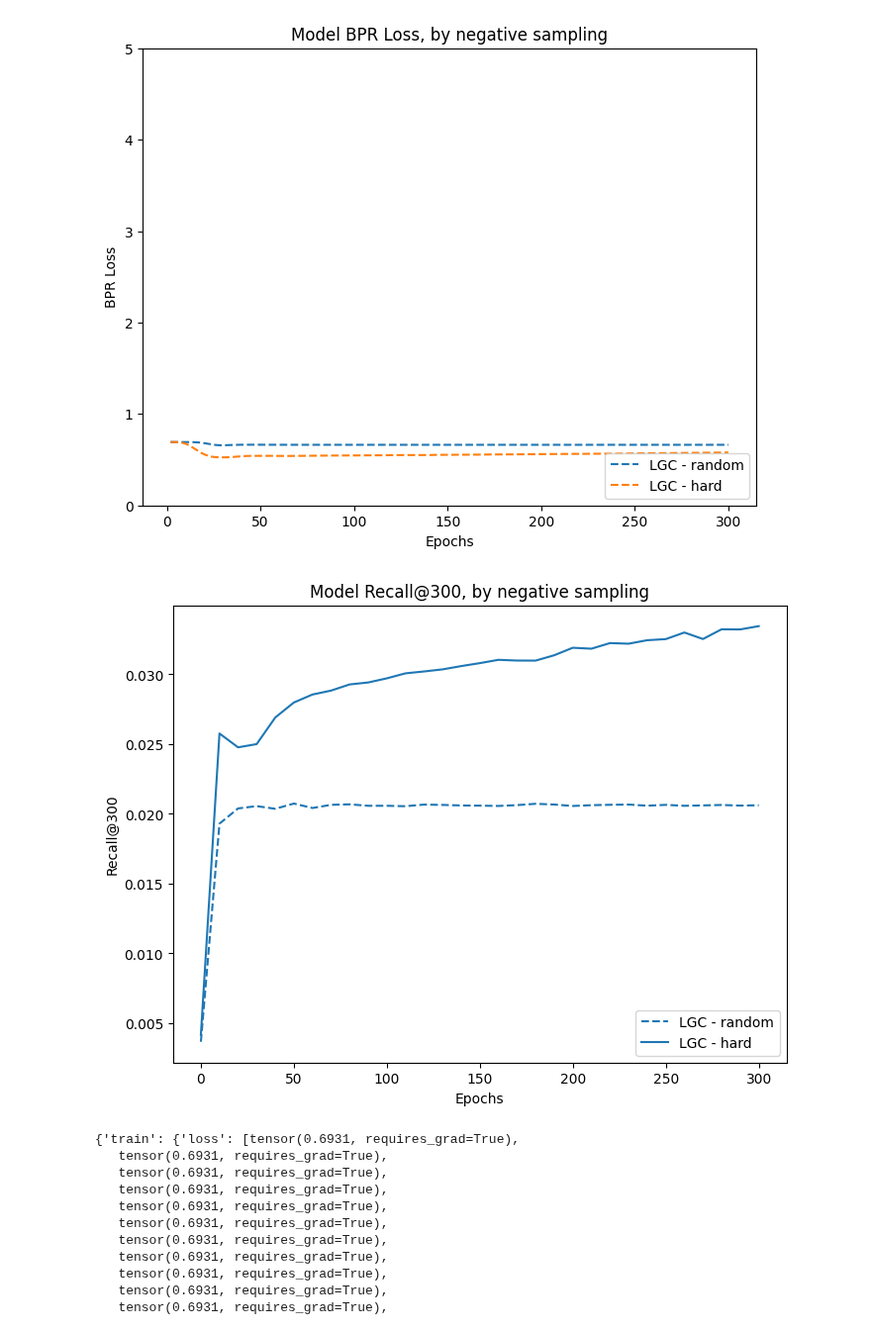
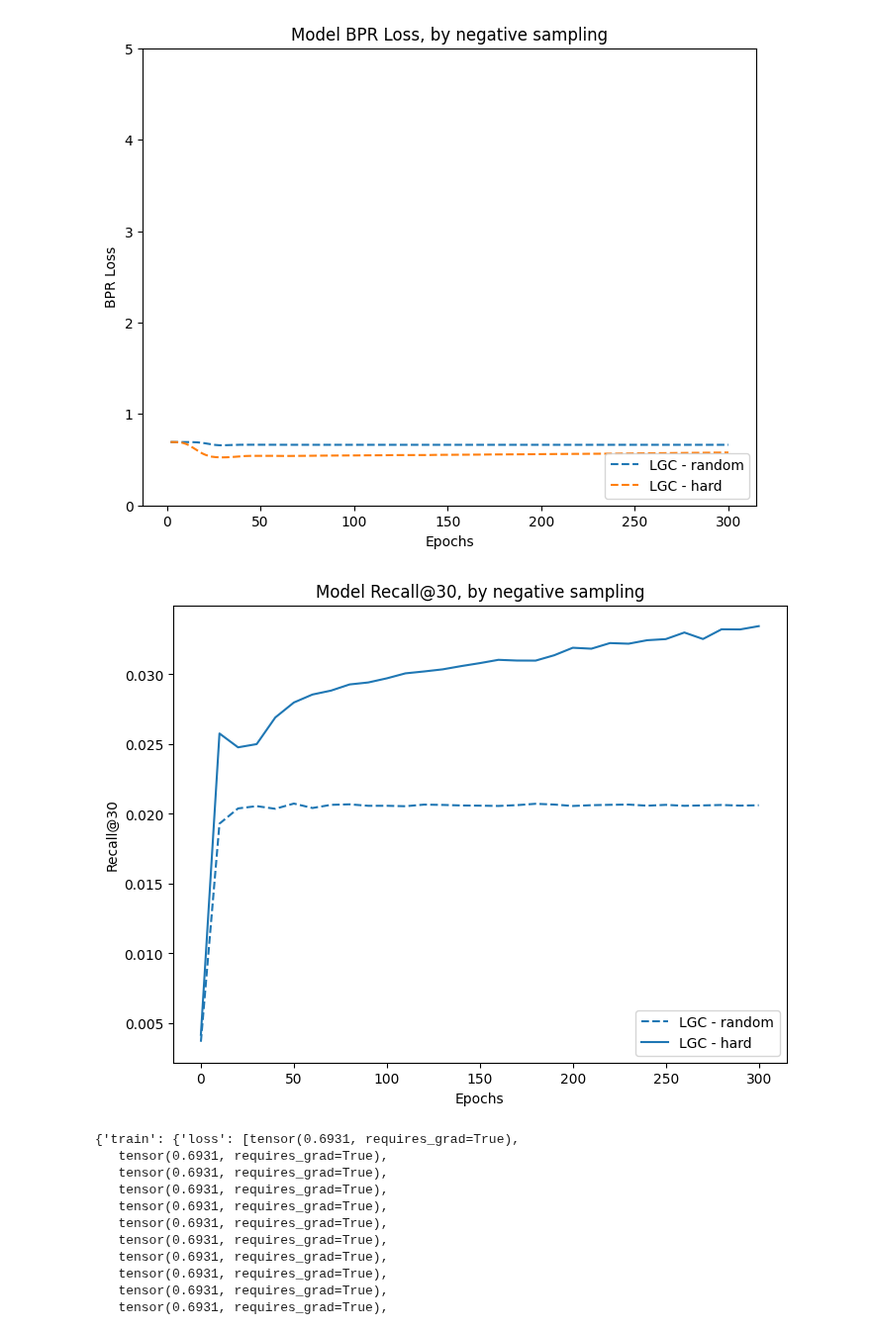
Before and after one commit to LauWyeRock/RecommendationSystem, a Jupyter notebook: GNN/evaluation.ipynb, the cells around one changed output. Shown at 99% size. Cells and saved outputs as stored; diff of their text form; code cells hidden in the pictures.

Commit message:
updated recall@30

```diff
--- a/GNN/evaluation.ipynb
+++ b/GNN/evaluation.ipynb
@@ -85,22 +85,22 @@ plt.show()
 # %%
 fig, ax = plt.subplots(1,1, figsize = (8, 6))
 key = "recall"
 lgc_recall = lgc_stats_random["val"][key]
 lgc_hard_recall = lgc_stats_hard["val"][key]
 # increment by 10
 idx = np.arange(0, 10 * len(lgc_recall), 10)
 
 colors = ["#1f77b4", "#ff7f0e", "#2ca02c"]
 ax.plot(idx, lgc_recall, color = colors[0], linestyle = 'dashed', label = "LGC - random")
 ax.plot(idx, lgc_hard_recall, color = colors[0], label = "LGC - hard")
 ax.legend(loc = 'lower right')
 
 ax.set_xlabel("Epochs")
-ax.set_ylabel("Recall@300")
-ax.set_title("Model Recall@300, by negative sampling")
+ax.set_ylabel("Recall@30")
+ax.set_title("Model Recall@30, by negative sampling")
 plt.show()
 # %% [output]
-[figure, old version]
+[figure, new version]
 # %%
 lgc_stats_random
 # %% [output]
```
